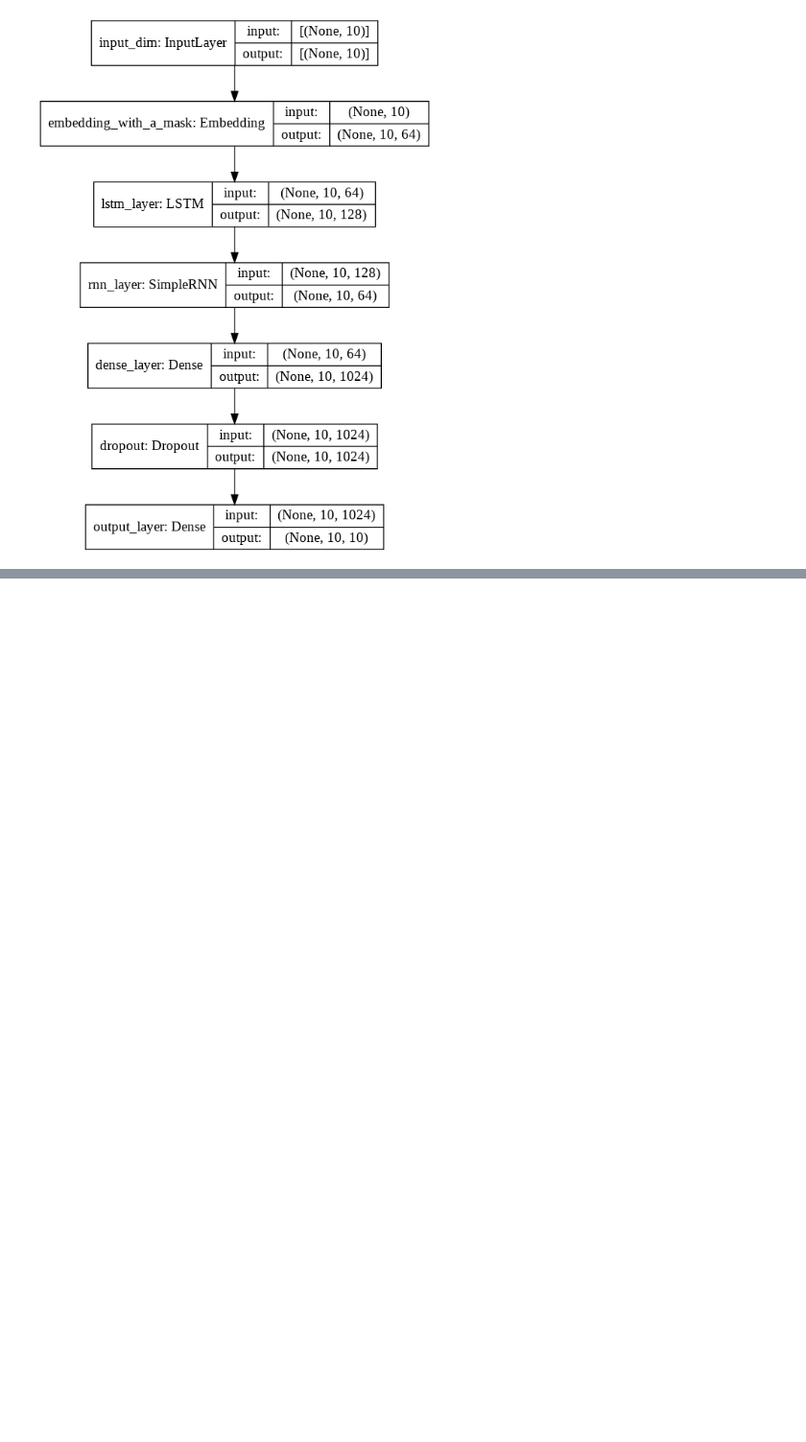
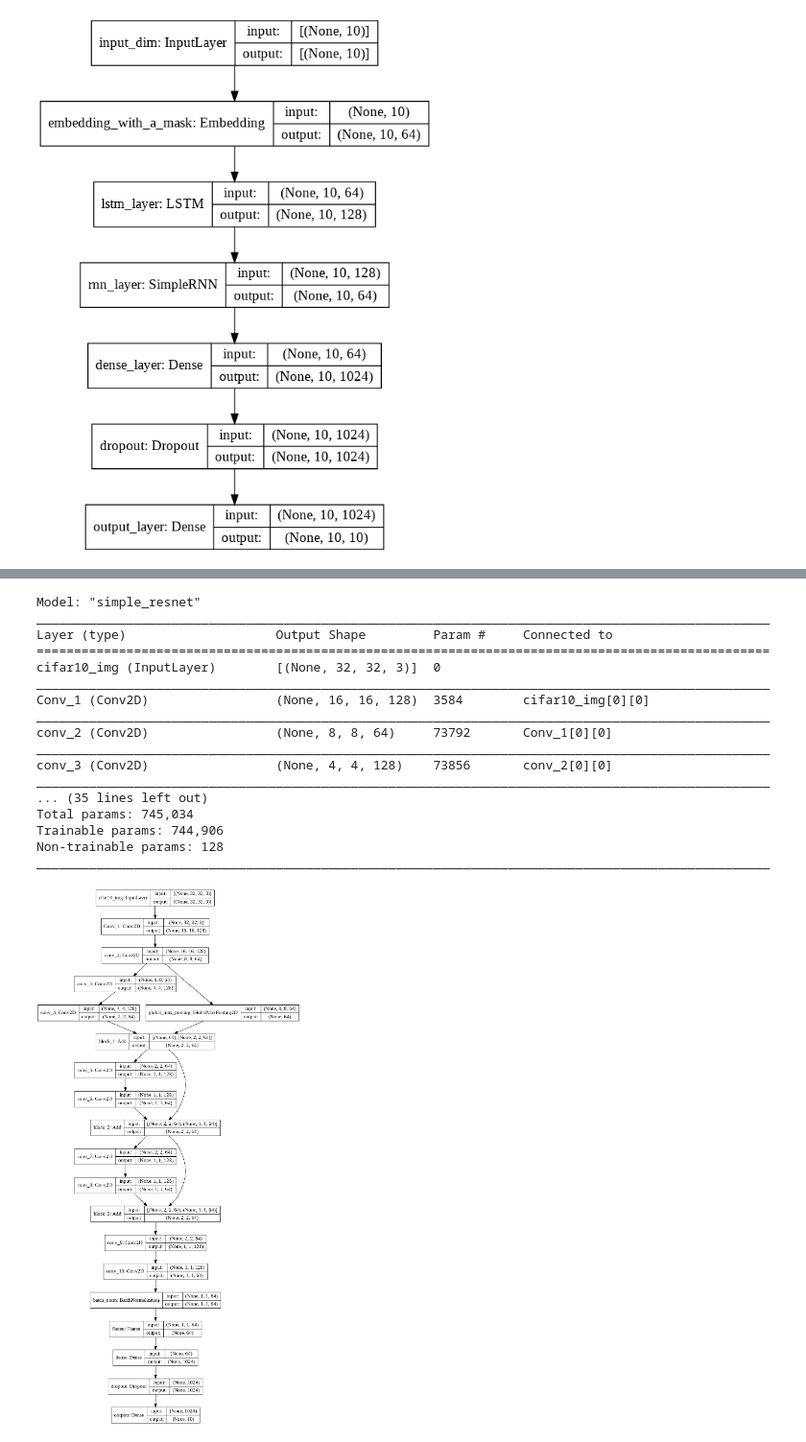
Before and after one commit to martinpius/RNN-ALIENS, a Jupyter notebook: RNN_with_Complex_input_structure,_Masking_and_Padding.ipynb, the cells around one changed output, grey strips where cells are left out. Shown: that part at 96% size. Cells and saved outputs as stored; diff of their text form; code cells hidden in the pictures; blank space fills up the shorter version.

```diff
--- a/RNN_with_Complex_input_structure,_Masking_and_Padding.ipynb
+++ b/RNN_with_Complex_input_structure,_Masking_and_Padding.ipynb
@@ -245,0 +270,8 @@ _________________________________________________________________
+# %%
+my_layer = MyEmbedding(100, 64,mask_zero = True)
+# %%
+#Create fake data
+inputs = np.random.random(size = (5,5))*3
+inputs = inputs.astype('int32')
+# %%
+out = my_layer(inputs)
@@ -245,0 +421,24 @@ _________________________________________________________________
+# %%
+model = model_creator()
+# %%
+model.summary()
+tf.keras.utils.plot_model(model = model, to_file = 'resnet.png', show_shapes = True)
+# %% [output]
+Model: "simple_resnet"
+__________________________________________________________________________________________________
+Layer (type)                    Output Shape         Param #     Connected to
+==================================================================================================
+cifar10_img (InputLayer)        [(None, 32, 32, 3)]  0
+__________________________________________________________________________________________________
+Conv_1 (Conv2D)                 (None, 16, 16, 128)  3584        cifar10_img[0][0]
+__________________________________________________________________________________________________
+conv_2 (Conv2D)                 (None, 8, 8, 64)     73792       Conv_1[0][0]
+__________________________________________________________________________________________________
+conv_3 (Conv2D)                 (None, 4, 4, 128)    73856       conv_2[0][0]
+__________________________________________________________________________________________________
+... (35 lines left out)
+Total params: 745,034
+Trainable params: 744,906
+Non-trainable params: 128
+__________________________________________________________________________________________________
+[figure, added]
```
Also changed, not shown: parts of 25 cells of this notebook.
